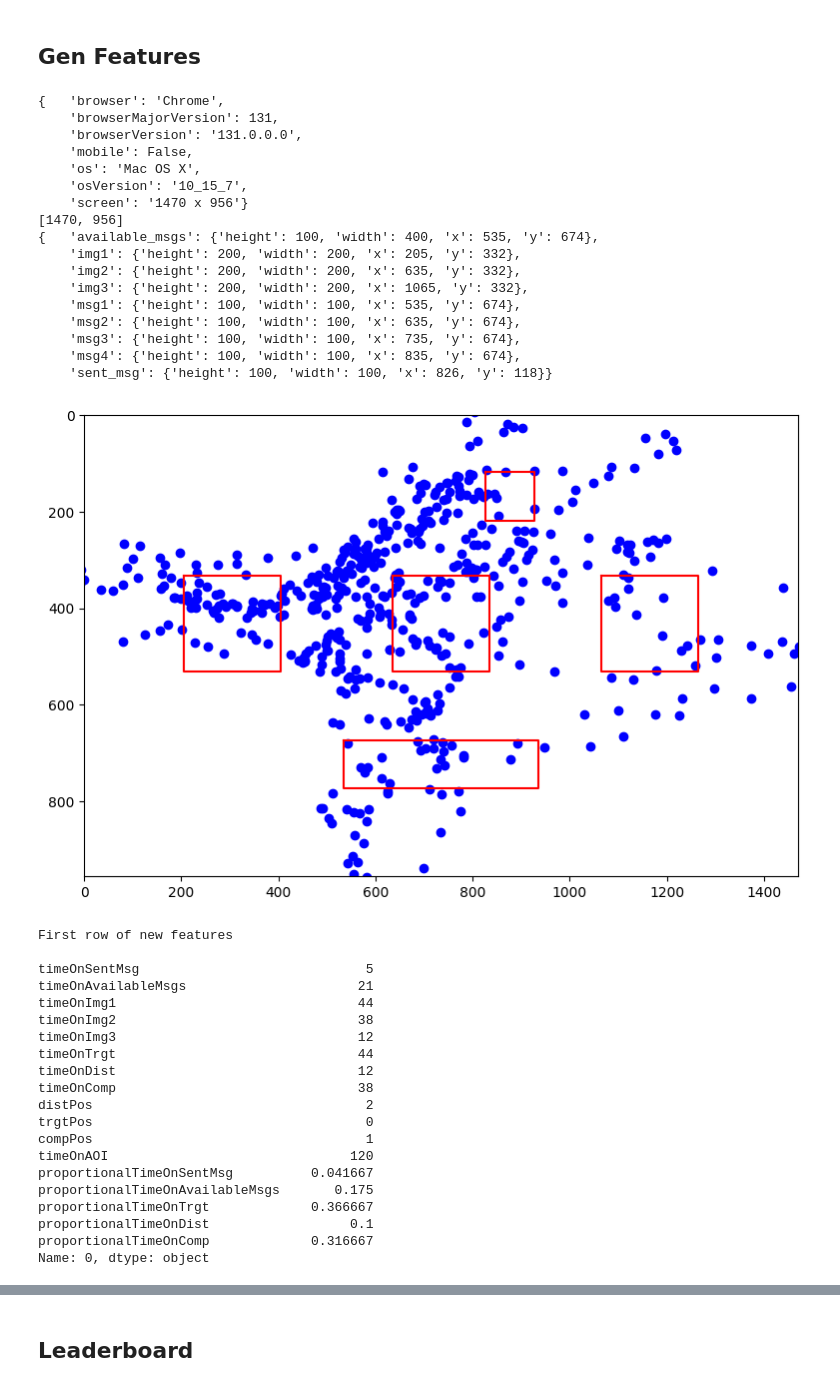
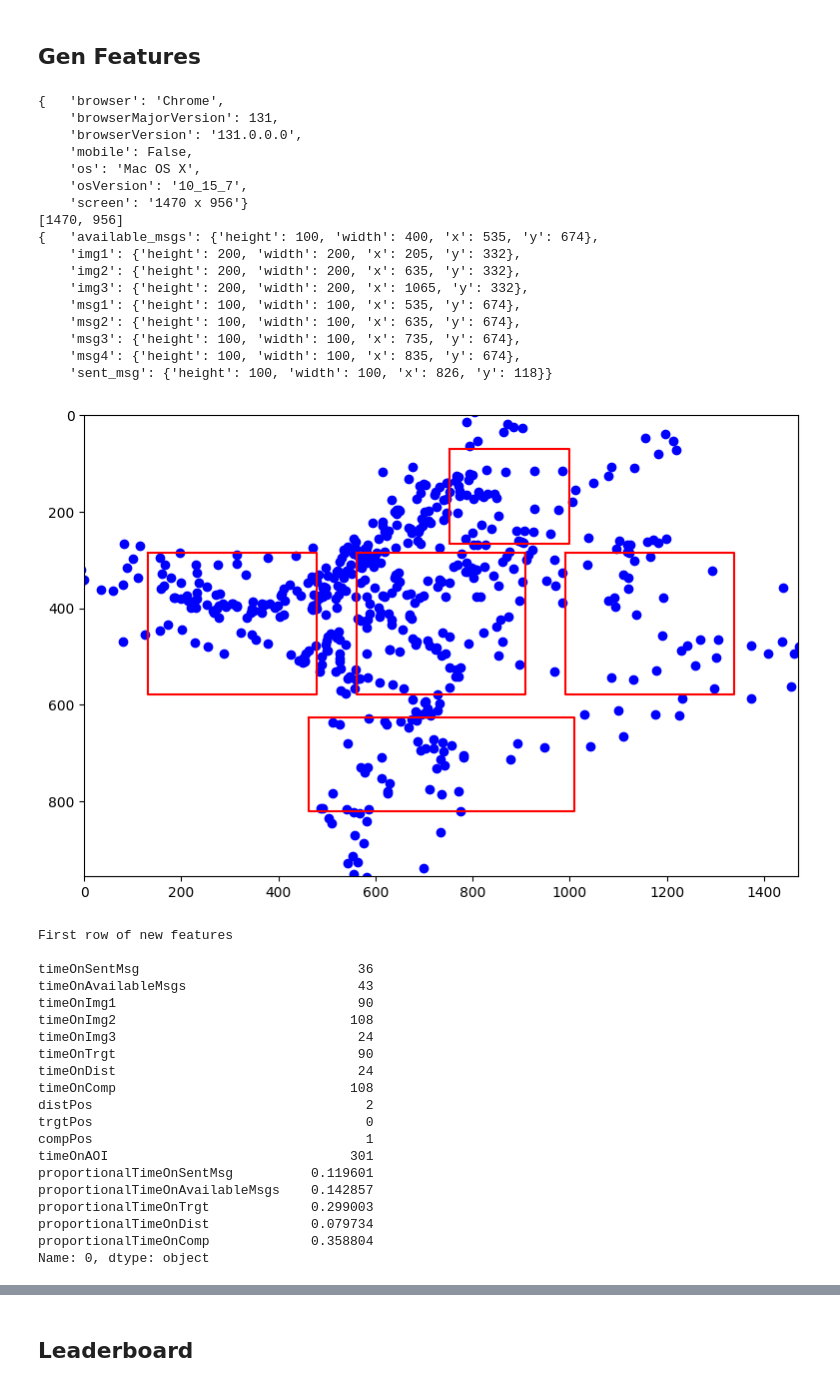
Before and after one commit to GAtemROU/Thesis-Project, a Jupyter notebook: analysis/heatmap_gen.ipynb, the cells around one changed output, grey strips where cells are left out. Saved outputs shown, nothing was run; the diff lists cells and outputs as text; code cells hidden in the pictures.

```diff
--- a/analysis/heatmap_gen.ipynb
+++ b/analysis/heatmap_gen.ipynb
@@ -16,6 +16,7 @@ filter_blacklist = True
 blacklist = ['a']
 
 df = pd.read_csv('data/experiment_results_public_lab.csv')
+df = df.drop('type', axis=1)
 
 if filter_blacklist:
     df = df[~df.workerid.isin(blacklist)]
@@ -68,8 +69,8 @@ df['answerAccuracy'] = df.groupby('workerid')['correct'].transform('mean')
 df['resolution'] = df.deviceInfo.apply(lambda x: [int(size) for size in x['screen'].split('x')])
 
 # margin for gaze objects
-res_w_x = 0.0
-res_w_y = 0.0
+res_w_x = 0.05
+res_w_y = 0.05
 
 first_ploted = False
 plot_first = True
@@ -124,52 +125,51 @@ df['timeOnAOI'] = df.apply(lambda x: sum(x[['timeOnSentMsg', 'timeOnAvailableMsg
 df['proportionalTimeOnSentMsg'] = df['timeOnSentMsg'] / df['timeOnAOI']
 df['proportionalTimeOnAvailableMsgs'] = df['timeOnAvailableMsgs'] / df['timeOnAOI']
 df['proportionalTimeOnTrgt'] = df['timeOnTrgt'] / df['timeOnAOI']
 df['proportionalTimeOnDist'] = df['timeOnDist'] / df['timeOnAOI']
 df['proportionalTimeOnComp'] = df['timeOnComp'] / df['timeOnAOI']
 
-
 if plot_first:
     plt.gca().invert_yaxis()
     plt.show()
 
 print("First row of new features\n")
 pp.pprint(df.iloc[0][['timeOnSentMsg', 'timeOnAvailableMsgs', 'timeOnImg1', 'timeOnImg2', 'timeOnImg3', 'timeOnTrgt', 'timeOnDist', 'timeOnComp', 'distPos', 'trgtPos', 'compPos', 'timeOnAOI', 'proportionalTimeOnSentMsg', 'proportionalTimeOnAvailableMsgs', 'proportionalTimeOnTrgt', 'proportionalTimeOnDist', 'proportionalTimeOnComp']])
 # %% [output]
 {   'browser': 'Chrome',
     'browserMajorVersion': 131,
     'browserVersion': '131.0.0.0',
     'mobile': False,
     'os': 'Mac OS X',
     'osVersion': '10_15_7',
     'screen': '1470 x 956'}
 [1470, 956]
 {   'available_msgs': {'height': 100, 'width': 400, 'x': 535, 'y': 674},
     'img1': {'height': 200, 'width': 200, 'x': 205, 'y': 332},
     'img2': {'height': 200, 'width': 200, 'x': 635, 'y': 332},
     'img3': {'height': 200, 'width': 200, 'x': 1065, 'y': 332},
     'msg1': {'height': 100, 'width': 100, 'x': 535, 'y': 674},
     'msg2': {'height': 100, 'width': 100, 'x': 635, 'y': 674},
     'msg3': {'height': 100, 'width': 100, 'x': 735, 'y': 674},
     'msg4': {'height': 100, 'width': 100, 'x': 835, 'y': 674},
     'sent_msg': {'height': 100, 'width': 100, 'x': 826, 'y': 118}}
-[figure, old version]
+[figure, new version]
 First row of new features
 
-timeOnSentMsg                             5
-timeOnAvailableMsgs                      21
-timeOnImg1                               44
-timeOnImg2                               38
-timeOnImg3                               12
-timeOnTrgt                               44
-timeOnDist                               12
-timeOnComp                               38
+timeOnSentMsg                            36
+timeOnAvailableMsgs                      43
+timeOnImg1                               90
+timeOnImg2                              108
+timeOnImg3                               24
+timeOnTrgt                               90
+timeOnDist                               24
+timeOnComp                              108
 distPos                                   2
 trgtPos                                   0
 compPos                                   1
-timeOnAOI                               120
-proportionalTimeOnSentMsg          0.041667
-proportionalTimeOnAvailableMsgs       0.175
-proportionalTimeOnTrgt             0.366667
-proportionalTimeOnDist                  0.1
-proportionalTimeOnComp             0.316667
+timeOnAOI                               301
+proportionalTimeOnSentMsg          0.119601
+proportionalTimeOnAvailableMsgs    0.142857
+proportionalTimeOnTrgt             0.299003
+proportionalTimeOnDist             0.079734
+proportionalTimeOnComp             0.358804
 Name: 0, dtype: object
```
Also changed, not shown: parts of 5 cells of this notebook, 1 other file.
